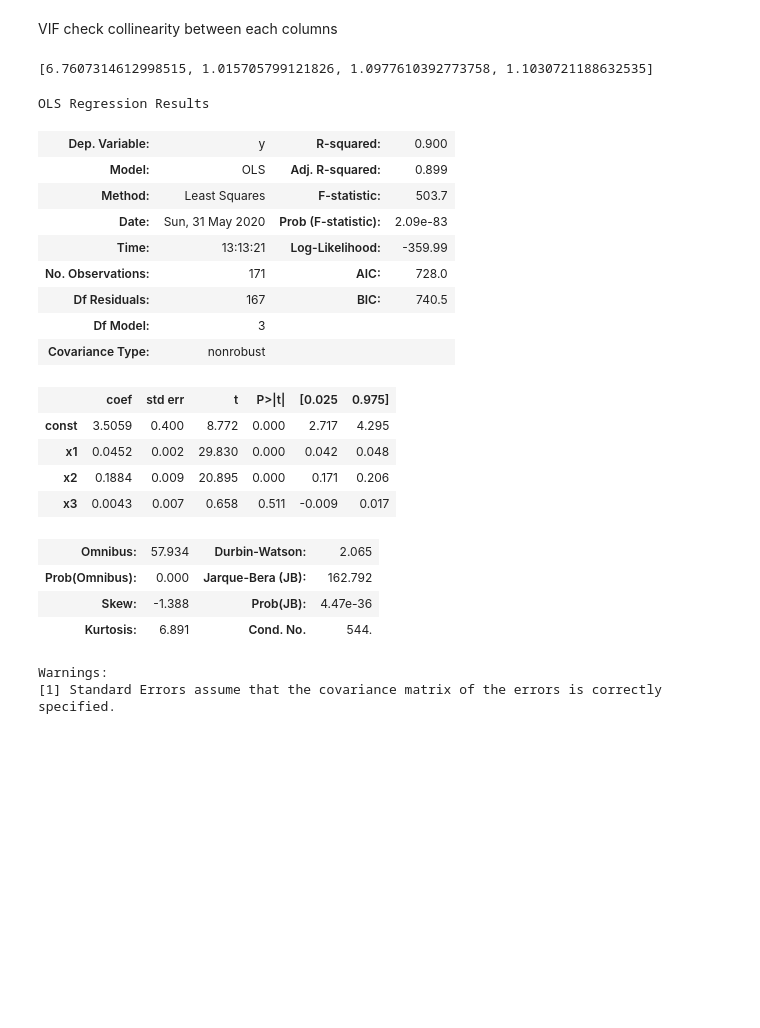
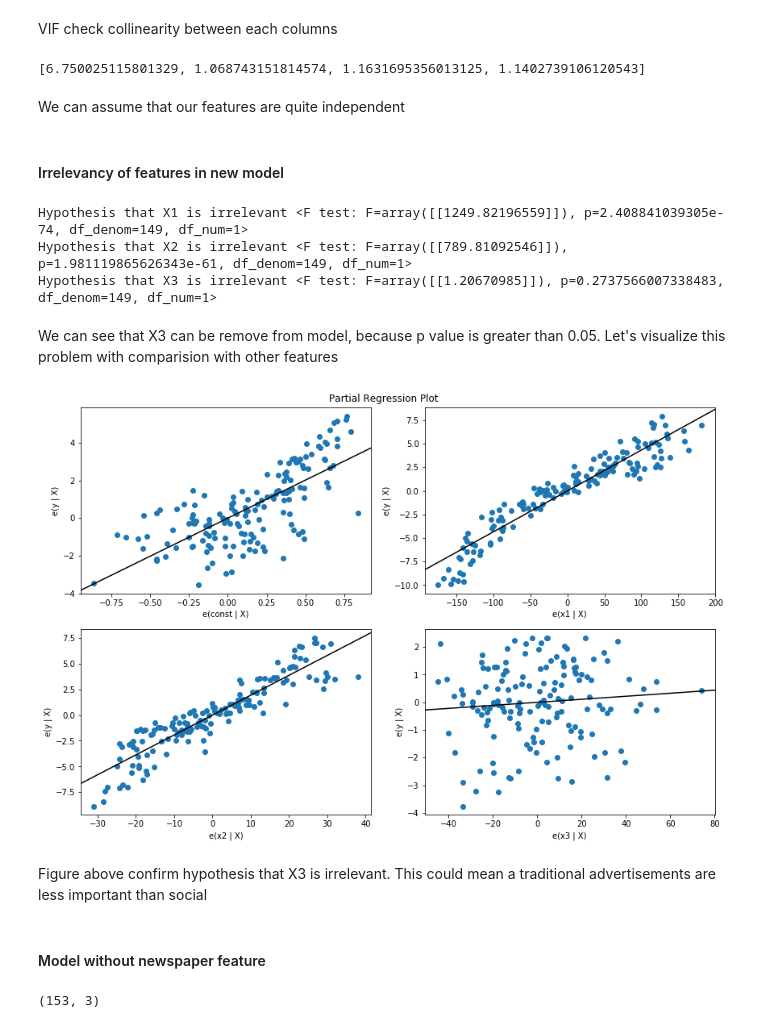
Before and after one commit to Yarek1/Multiple-Linear-regression-, a Jupyter notebook: Multiple linear regression.ipynb, the cells around one changed output. Drawn from its saved outputs; the diff is of its cells as text; code cells hidden in the pictures; blank space fills up the shorter version.

```diff
--- a/Multiple linear regression.ipynb
+++ b/Multiple linear regression.ipynb
@@ -153,0 +182,8 @@ Y_new=np.delete(Y,np.where(abs(lm.Residuals()) > 3))
+# %%
+X1_new=np.delete(X1,np.where(abs(lm.Residuals()) > 3)) #delete from X... column indexes where residuals are not between -3 and 3 etc.
+X2_new=np.delete(X2,np.where(abs(lm.Residuals()) > 3))
+X3_new=np.delete(X3,np.where(abs(lm.Residuals()) > 3))
+# %%
+X_new=np.column_stack((X1_new,X2_new,X3_new)) # column stack function join three columns from our dataset to one matrix
+X_new=np.c_[np.ones(len(X1_new)),X_new] # by this function we can add to matrix X column containing only ones, that's bias
+X_new.shape
@@ -153,0 +196,4 @@ Y_new=np.delete(Y,np.where(abs(lm.Residuals()) > 3))
+# %%
+model2 = sm.OLS(Y_new,X_new)
+result2 = model2.fit()
+result2.summary()
@@ -156,33 +248,36 @@ Y_new=np.delete(Y,np.where(abs(lm.Residuals()) > 3))
 # %% [markdown]
 VIF check collinearity between each columns
 # %%
-vif = [variance_inflation_factor(X,i) for i in range(X.shape[1])]
+vif = [variance_inflation_factor(X_new,i) for i in range(X_new.shape[1])]
 vif
 # %% [output]
-[6.7607314612998515, 1.015705799121826, 1.0977610392773758, 1.1030721188632535]
+[6.750025115801329, 1.068743151814574, 1.1631695356013125, 1.1402739106120543]
-# %%
-model = sm.OLS(Y,X)
-result = model.fit()
-result.summary()
-# %% [output]
-OLS Regression Results
-| Dep. Variable: | y | R-squared: | 0.900 |
-| Model: | OLS | Adj. R-squared: | 0.899 |
-| Method: | Least Squares | F-statistic: | 503.7 |
-| Date: | Sun, 31 May 2020 | Prob (F-statistic): | 2.09e-83 |
-| Time: | 13:13:21 | Log-Likelihood: | -359.99 |
-| No. Observations: | 171 | AIC: | 728.0 |
-| Df Residuals: | 167 | BIC: | 740.5 |
-| Df Model: | 3 |  |  |
-| Covariance Type: | nonrobust |  |  |
-|  | coef | std err | t | P>|t| | [0.025 | 0.975] |
-| const | 3.5059 | 0.400 | 8.772 | 0.000 | 2.717 | 4.295 |
-| x1 | 0.0452 | 0.002 | 29.830 | 0.000 | 0.042 | 0.048 |
-| x2 | 0.1884 | 0.009 | 20.895 | 0.000 | 0.171 | 0.206 |
-| x3 | 0.0043 | 0.007 | 0.658 | 0.511 | -0.009 | 0.017 |
-| Omnibus: | 57.934 | Durbin-Watson: | 2.065 |
-| Prob(Omnibus): | 0.000 | Jarque-Bera (JB): | 162.792 |
-| Skew: | -1.388 | Prob(JB): | 4.47e-36 |
-| Kurtosis: | 6.891 | Cond. No. | 544. |
-Warnings:
-[1] Standard Errors assume that the covariance matrix of the errors is correctly specified.
+# %% [markdown]
+We can assume that our features are quite independent
+# %% [markdown]
+#### Irrelevancy of features in new model
+# %%
+print("Hypothesis that X1 is irrelevant",result2.f_test([0,1,0,0])) #Compute the F-test for a joint linear hypothesis.
+print("Hypothesis that X2 is irrelevant",result2.f_test([0,0,1,0])) #Compute the F-test for a joint linear hypothesis.
+print("Hypothesis that X3 is irrelevant",result2.f_test([0,0,0,1])) #Compute the F-test for a joint linear hypothesis.
+# %% [output]
+Hypothesis that X1 is irrelevant <F test: F=array([[1249.82196559]]), p=2.408841039305e-74, df_denom=149, df_num=1>
+Hypothesis that X2 is irrelevant <F test: F=array([[789.81092546]]), p=1.981119865626343e-61, df_denom=149, df_num=1>
+Hypothesis that X3 is irrelevant <F test: F=array([[1.20670985]]), p=0.2737566007338483, df_denom=149, df_num=1>
+# %% [markdown]
+We can see that X3 can be remove from model, because p value is greater than 0.05. Let's visualize this problem with comparision with other features
+# %%
+fig = plt.figure(figsize=(12,8))
+fig = sm.graphics.plot_partregress_grid(result2, fig=fig)
+# %% [output]
+[figure, added]
+# %% [markdown]
+Figure above confirm hypothesis that X3 is irrelevant. This could mean a traditional advertisements are less important than social
+# %% [markdown]
+#### Model without newspaper feature
+# %%
+X_new2=np.column_stack((X1_new,X2_new)) # column stack function join three columns from our dataset to one matrix
+X_new2=np.c_[np.ones(len(X1_new)),X_new2] # by this function we can add to matrix X column containing only ones, that's bias
+X_new2.shape
+# %% [output]
+(153, 3)
```
Also changed, not shown: parts of 11 cells of this notebook.
